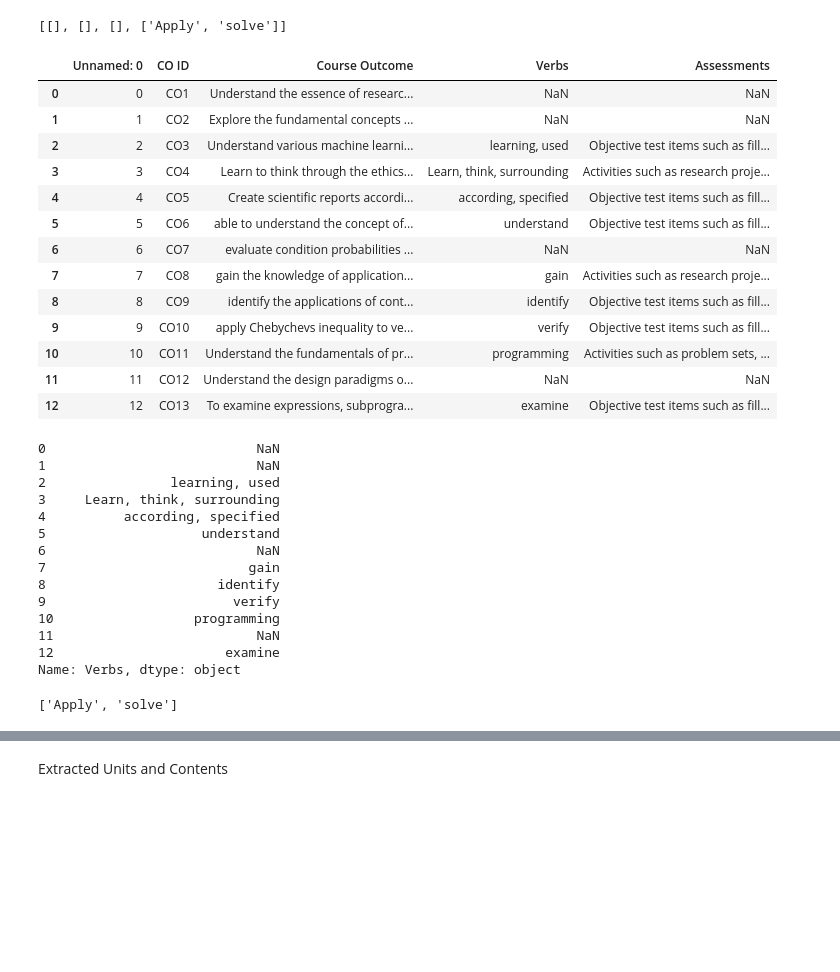
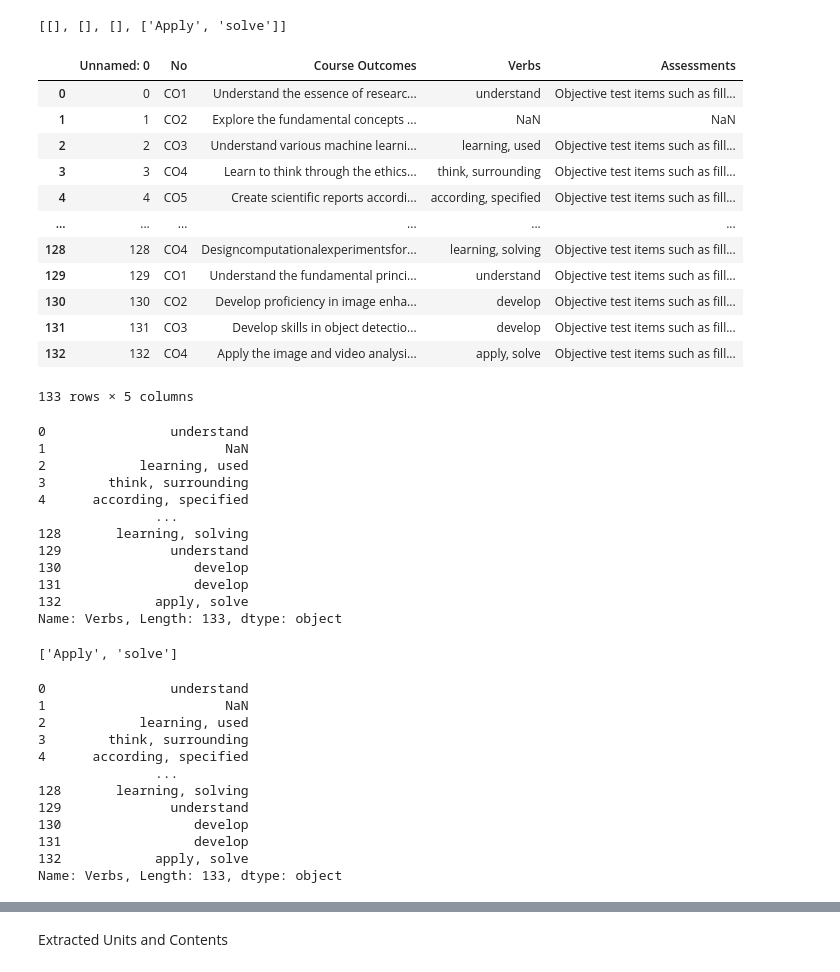
Before and after one commit to rajan-fredrick-04/Research_Project, a Jupyter notebook: Pre Research Works/Research-3b.ipynb, the cells around one changed output, grey strips where cells are left out. Drawn from its saved outputs; the diff is of its cells as text; code cells hidden in the pictures; blank space fills up the shorter version.

```diff
--- a/Pre Research Works/Research-3b.ipynb
+++ b/Pre Research Works/Research-3b.ipynb
@@ -76,47 +76,59 @@ course_verbs
 # %% [output]
 [[], [], [], ['Apply', 'solve']]
 # %%
-df_assements=pd.read_excel("Course Assessments.xlsx")
+df_assessments=pd.read_excel("Course Assessments.xlsx")
-# %%
-df_assements
-# %% [output]
-|  | Unnamed: 0 | CO ID | Course Outcome | Verbs | Assessments |
-| 0 | 0 | CO1 | Understand the essence of researc... | NaN | NaN |
-| 1 | 1 | CO2 | Explore the fundamental concepts ... | NaN | NaN |
-| 2 | 2 | CO3 | Understand various machine learni... | learning, used | Objective test items such as fill... |
-| 3 | 3 | CO4 | Learn to think through the ethics... | Learn, think, surrounding | Activities such as research proje... |
-| 4 | 4 | CO5 | Create scientific reports accordi... | according, specified | Objective test items such as fill... |
-| 5 | 5 | CO6 | able to understand the concept of... | understand | Objective test items such as fill... |
-| 6 | 6 | CO7 | evaluate condition probabilities ... | NaN | NaN |
-| 7 | 7 | CO8 | gain the knowledge of application... | gain | Activities such as research proje... |
-| 8 | 8 | CO9 | identify the applications of cont... | identify | Objective test items such as fill... |
-| 9 | 9 | CO10 | apply Chebychevs inequality to ve... | verify | Objective test items such as fill... |
-| 10 | 10 | CO11 | Understand the fundamentals of pr... | programming | Activities such as problem sets, ... |
-| 11 | 11 | CO12 | Understand the design paradigms o... | NaN | NaN |
-| 12 | 12 | CO13 | To examine expressions, subprogra... | examine | Objective test items such as fill... |
+# %%
+df_assessments
+# %% [output]
+|  | Unnamed: 0 | No | Course Outcomes | Verbs | Assessments |
+| 0 | 0 | CO1 | Understand the essence of researc... | understand | Objective test items such as fill... |
+| 1 | 1 | CO2 | Explore the fundamental concepts ... | NaN | NaN |
+| 2 | 2 | CO3 | Understand various machine learni... | learning, used | Objective test items such as fill... |
+| 3 | 3 | CO4 | Learn to think through the ethics... | think, surrounding | Objective test items such as fill... |
+| 4 | 4 | CO5 | Create scientific reports accordi... | according, specified | Objective test items such as fill... |
+| ... | ... | ... | ... | ... | ... |
+| 128 | 128 | CO4 | Designcomputationalexperimentsfor... | learning, solving | Objective test items such as fill... |
+| 129 | 129 | CO1 | Understand the fundamental princi... | understand | Objective test items such as fill... |
+| 130 | 130 | CO2 | Develop proficiency in image enha... | develop | Objective test items such as fill... |
+| 131 | 131 | CO3 | Develop skills in object detectio... | develop | Objective test items such as fill... |
+| 132 | 132 | CO4 | Apply the image and video analysi... | apply, solve | Objective test items such as fill... |
+133 rows × 5 columns
 # %%
-df_assements['Verbs']
+df_assessments['Verbs']
 # %% [output]
-0                           NaN
-1                           NaN
-2                learning, used
-3     Learn, think, surrounding
-4          according, specified
-5                    understand
-6                           NaN
-7                          gain
-8                      identify
-9                        verify
-10                  programming
-11                          NaN
-12                      examine
-Name: Verbs, dtype: object
+0                understand
+1                       NaN
+2            learning, used
+3        think, surrounding
+4      according, specified
+               ...
+128       learning, solving
+129              understand
+130                 develop
+131                 develop
+132            apply, solve
+Name: Verbs, Length: 133, dtype: object
 # %%
 flattened_course_verbs = [verb for sublist in course_verbs for verb in sublist]
 # %%
 flattened_course_verbs
 # %% [output]
 ['Apply', 'solve']
+# %%
+df_assessments['Verbs']
+# %% [output]
+0                understand
+1                       NaN
+2            learning, used
+3        think, surrounding
+4      according, specified
+               ...
+128       learning, solving
+129              understand
+130                 develop
+131                 develop
+132            apply, solve
+Name: Verbs, Length: 133, dtype: object
 # %%
 # Convert the 'verbs' column to lists of individual words, ignoring NaNs
 flattened_assessment_verbs = []
```
Also changed, not shown: parts of 8 cells of this notebook, 4 other files.
